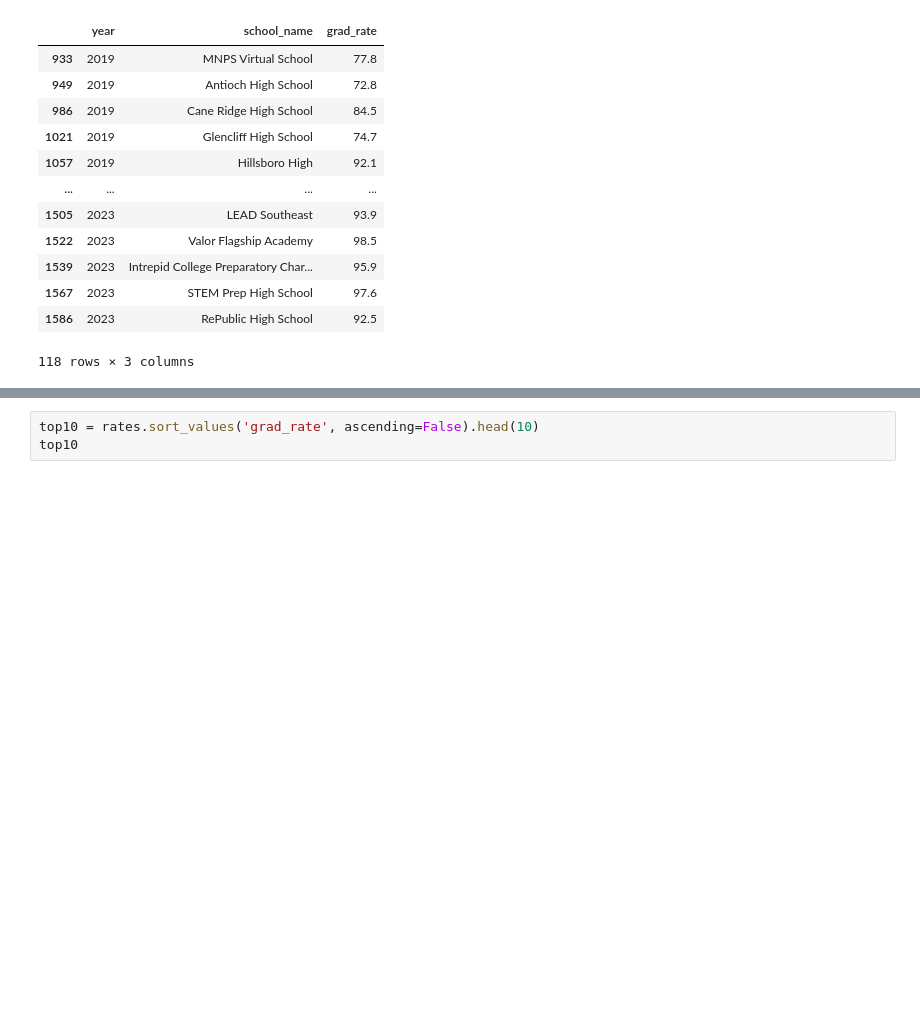
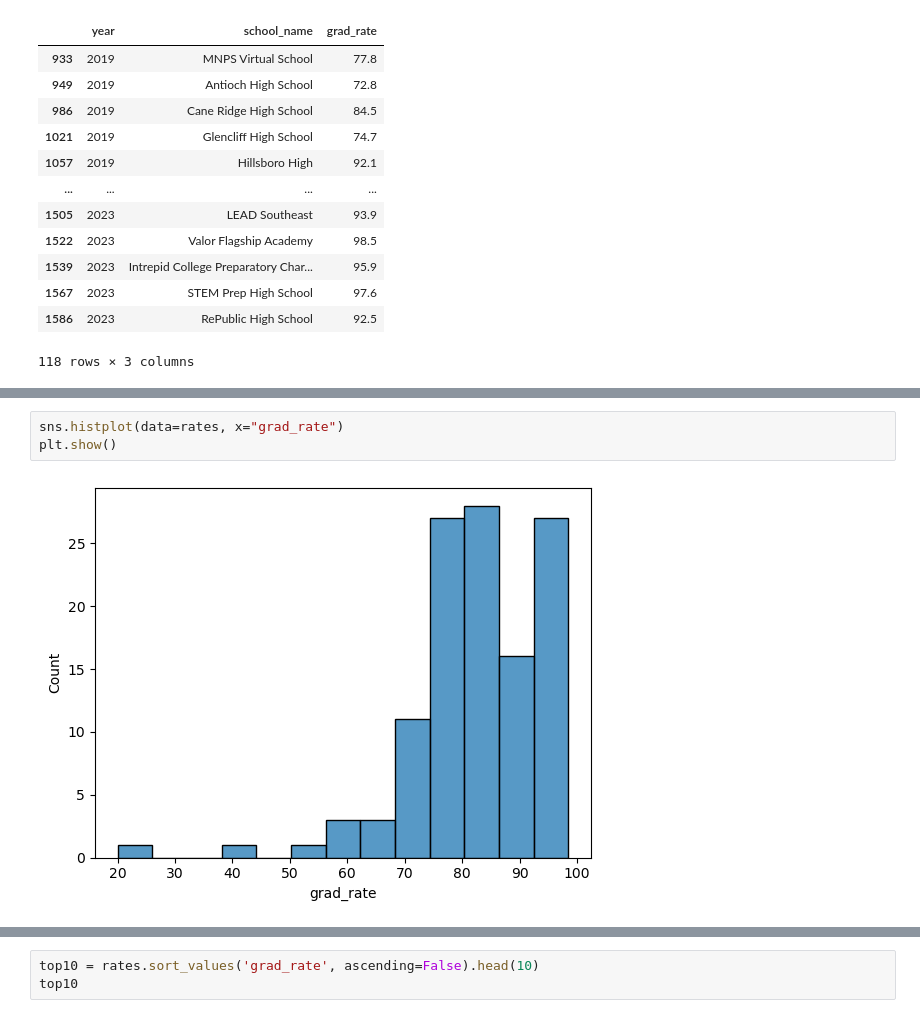
Before and after one commit to ericahen/capstone-da12, a Jupyter notebook: notebooks/combined_grad_rates.ipynb, the cells around one changed output, grey strips where cells are left out. Saved outputs shown, nothing was run; the diff lists cells and outputs as text; blank space fills up the shorter version.

```diff
--- a/notebooks/combined_grad_rates.ipynb
+++ b/notebooks/combined_grad_rates.ipynb
@@ -440,0 +465,5 @@ rates
+# %%
+sns.histplot(data=rates, x="grad_rate")
+plt.show()
+# %% [output]
+[figure, added]
```
Also changed, not shown: parts of 5 cells of this notebook.
